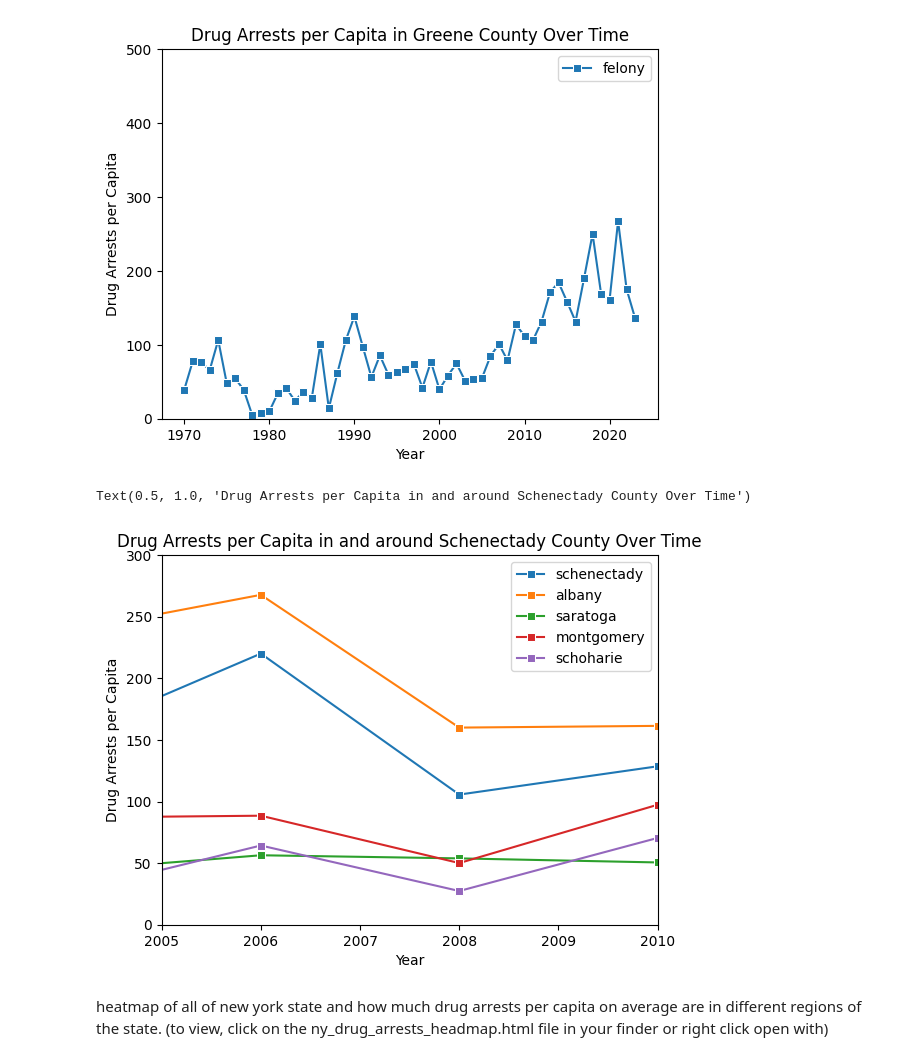
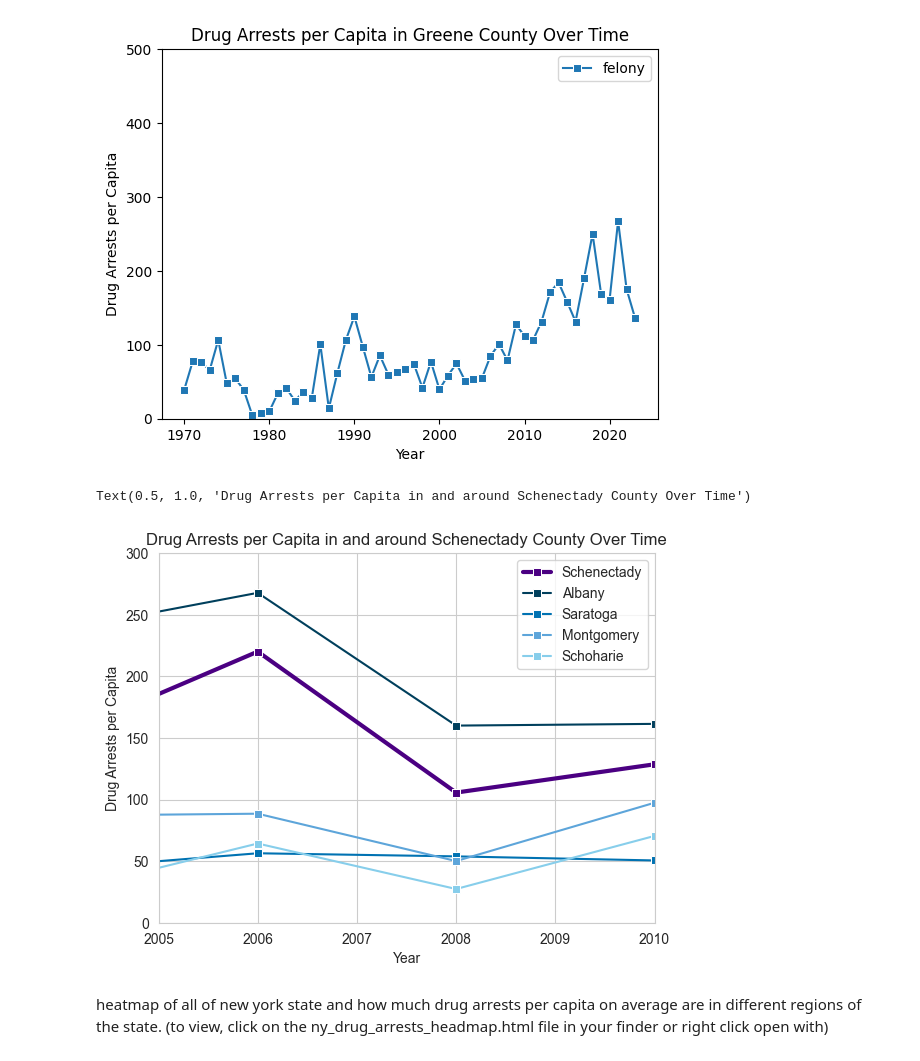
Before and after one commit to dorazzhang/cdj_crime, a Jupyter notebook: data.ipynb, the cells around one changed output. Drawn from its saved outputs; the diff is of its cells as text; code cells hidden in the pictures.

Commit message:
updated line graphs so that observed county is bolded and colors are better

```diff
--- a/data.ipynb
+++ b/data.ipynb
@@ -257,20 +257,26 @@ plt.show
 <function matplotlib.pyplot.show(close=None, block=None)>
 [figure]
 # %%
-sns.lineplot(schenectady.iloc[::2], x='year', y='felonyPerCapita', marker='s', label='schenectady')
-sns.lineplot(albany.iloc[::2], x='year', y='felonyPerCapita', marker='s', label='albany')
-sns.lineplot(saratoga.iloc[::2], x='year', y='felonyPerCapita', marker='s', label='saratoga')
-sns.lineplot(montgomery.iloc[::2], x='year', y='felonyPerCapita', marker='s', label='montgomery')
-sns.lineplot(schoharie.iloc[::2], x='year', y='felonyPerCapita', marker='s', label='schoharie')
+sns.lineplot(schenectady.iloc[::2], x='year', y='felonyPerCapita',
+             marker='s', label='Schenectady', color='#4B0082', linewidth=3)
+sns.lineplot(albany.iloc[::2], x='year', y='felonyPerCapita',
+             marker='s', label='Albany', color='#003f5c')
+sns.lineplot(saratoga.iloc[::2], x='year', y='felonyPerCapita',
+             marker='s', label='Saratoga', color='#0072B2')
+sns.lineplot(montgomery.iloc[::2], x='year', y='felonyPerCapita',
+             marker='s', label='Montgomery', color='#5DA5DA')
+sns.lineplot(schoharie.iloc[::2], x='year', y='felonyPerCapita',
+             marker='s', label='Schoharie', color='#87CEEB')
+
 
 plt.ylim(0, 300)
 plt.xlim(2005, 2010)
 plt.xlabel('Year')
 plt.ylabel('Drug Arrests per Capita')
 plt.title('Drug Arrests per Capita in and around Schenectady County Over Time')
 # %% [output]
 Text(0.5, 1.0, 'Drug Arrests per Capita in and around Schenectady County Over Time')
-[figure, old version]
+[figure, new version]
 # %%
 ny_data = duckdb.sql("""
     SELECT county, SUM(felonyPerCapita) / COUNT(DISTINCT year) AS avg_felonies, SUM(misdemeanorPerCapita) / COUNT(DISTINCT year) AS avg_misdemeanors
```
Also changed, not shown: parts of 4 cells of this notebook, 1 other file.
